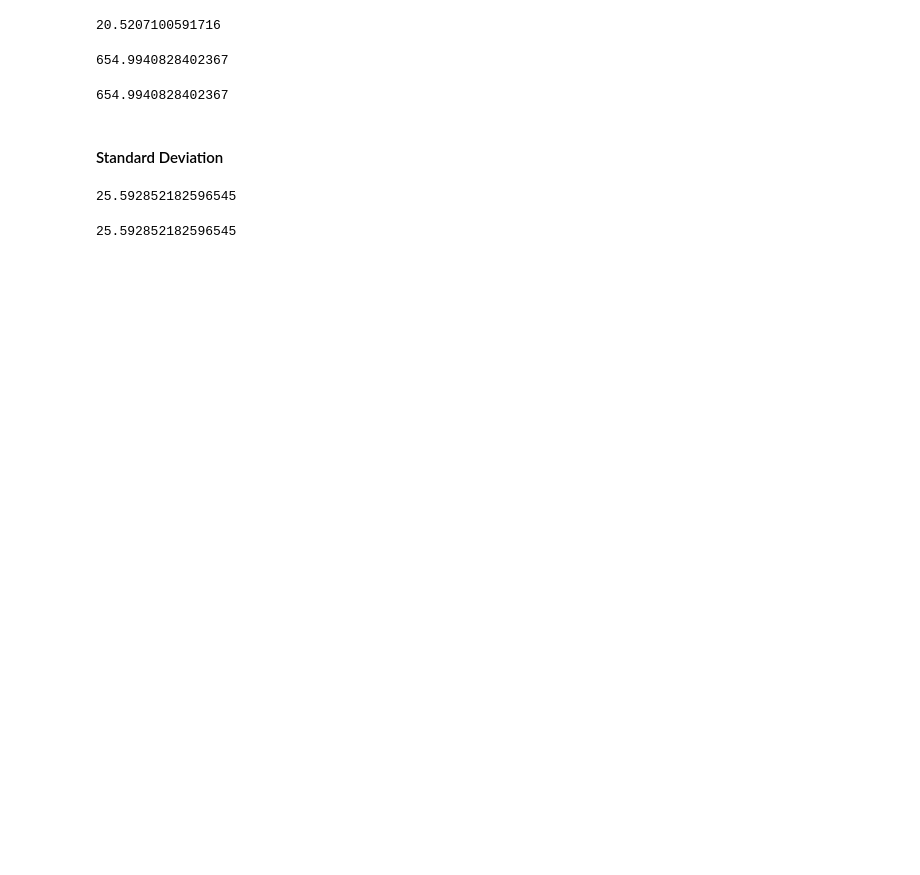
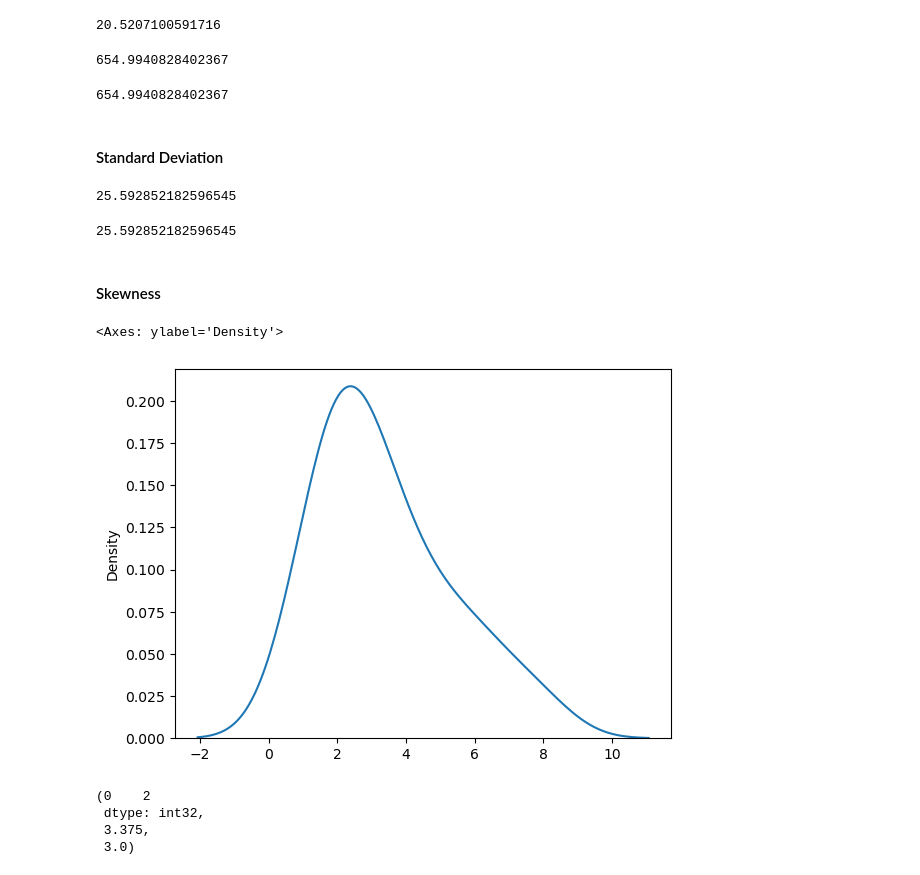
Before and after one commit to hipooja/Data-Science, a Jupyter notebook: Measure of Dispersion.ipynb, the cells around one changed output. Saved outputs shown, nothing was run; the diff lists cells and outputs as text; code cells hidden in the pictures; blank space fills up the shorter version.

```diff
--- a/Measure of Dispersion.ipynb
+++ b/Measure of Dispersion.ipynb
@@ -27,3 +27,21 @@ np.sqrt(np.mean((num - num.mean())**2))
 num.std()
 # %% [output]
 25.592852182596545
+# %% [markdown]
+#### Skewness
+# %%
+import numpy as np
+num1 = np.array([1,1,1,2,2,2,2,2,2,2,3,3,3,3,3,4,4,4,5,5,6,6,7,8])
+# %%
+import seaborn as sns
+sns.kdeplot(num1)
+# %% [output]
+<Axes: ylabel='Density'>
+[figure, added]
+# %%
+pd.Series(num1).mode(), np.mean(num1), np.median(num1)
+# %% [output]
+(0    2
+ dtype: int32,
+ 3.375,
+ 3.0)
```
Also changed, not shown: parts of 13 cells of this notebook, 1 other file.
